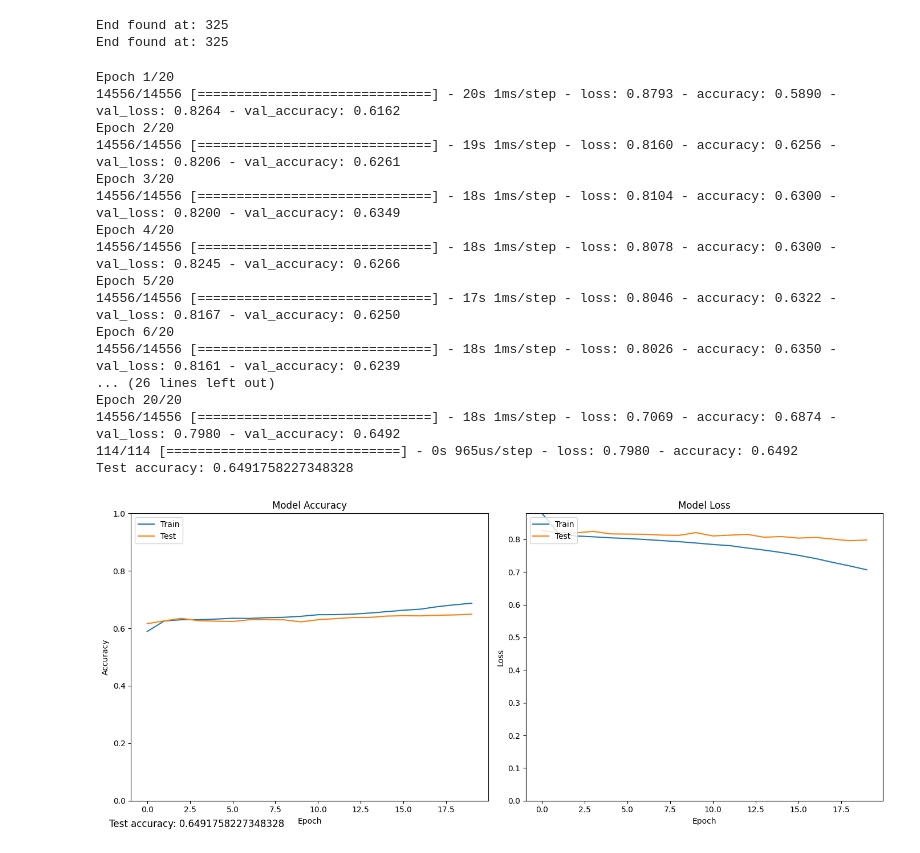
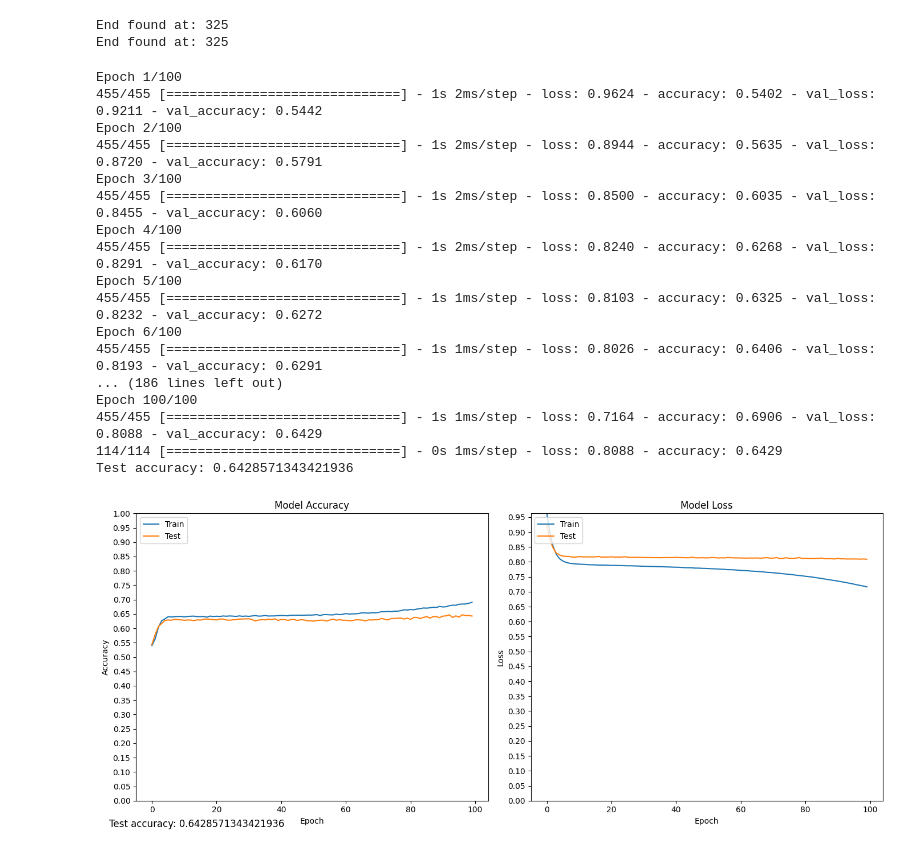
Before and after one commit to Paul-Winpenny/CompBioProject, a Jupyter notebook: Project.ipynb, the cells around one changed output. Drawn from its saved outputs; the diff is of its cells as text; code cells hidden in the pictures.

Commit message:
Got the test accuracy of 0.643, just need to x100 to get percentage

```diff
--- a/Project.ipynb
+++ b/Project.ipynb
@@ -119,54 +119,58 @@ y_train = np.array(y_train)
 y_test = np.array(y_test)
 
 # Train the model
-history = model.fit(X_train, y_train, epochs=20, validation_data=(X_test, y_test), batch_size=1)
+history = model.fit(X_train, y_train, epochs=100, validation_data=(X_test, y_test), batch_size=32)
 test_loss, test_accuracy = model.evaluate(X_test, y_test)
 print("Test accuracy:", test_accuracy)
 # %% [output]
-Epoch 1/20
-14556/14556 [==============================] - 20s 1ms/step - loss: 0.8793 - accuracy: 0.5890 - val_loss: 0.8264 - val_accuracy: 0.6162
-Epoch 2/20
-14556/14556 [==============================] - 19s 1ms/step - loss: 0.8160 - accuracy: 0.6256 - val_loss: 0.8206 - val_accuracy: 0.6261
-Epoch 3/20
-14556/14556 [==============================] - 18s 1ms/step - loss: 0.8104 - accuracy: 0.6300 - val_loss: 0.8200 - val_accuracy: 0.6349
-Epoch 4/20
-14556/14556 [==============================] - 18s 1ms/step - loss: 0.8078 - accuracy: 0.6300 - val_loss: 0.8245 - val_accuracy: 0.6266
-Epoch 5/20
-14556/14556 [==============================] - 17s 1ms/step - loss: 0.8046 - accuracy: 0.6322 - val_loss: 0.8167 - val_accuracy: 0.6250
-Epoch 6/20
-14556/14556 [==============================] - 18s 1ms/step - loss: 0.8026 - accuracy: 0.6350 - val_loss: 0.8161 - val_accuracy: 0.6239
-... (26 lines left out)
-Epoch 20/20
-14556/14556 [==============================] - 18s 1ms/step - loss: 0.7069 - accuracy: 0.6874 - val_loss: 0.7980 - val_accuracy: 0.6492
-114/114 [==============================] - 0s 965us/step - loss: 0.7980 - accuracy: 0.6492
-Test accuracy: 0.6491758227348328
+Epoch 1/100
+455/455 [==============================] - 1s 2ms/step - loss: 0.9624 - accuracy: 0.5402 - val_loss: 0.9211 - val_accuracy: 0.5442
+Epoch 2/100
+455/455 [==============================] - 1s 2ms/step - loss: 0.8944 - accuracy: 0.5635 - val_loss: 0.8720 - val_accuracy: 0.5791
+Epoch 3/100
+455/455 [==============================] - 1s 2ms/step - loss: 0.8500 - accuracy: 0.6035 - val_loss: 0.8455 - val_accuracy: 0.6060
+Epoch 4/100
+455/455 [==============================] - 1s 2ms/step - loss: 0.8240 - accuracy: 0.6268 - val_loss: 0.8291 - val_accuracy: 0.6170
+Epoch 5/100
+455/455 [==============================] - 1s 1ms/step - loss: 0.8103 - accuracy: 0.6325 - val_loss: 0.8232 - val_accuracy: 0.6272
+Epoch 6/100
+455/455 [==============================] - 1s 1ms/step - loss: 0.8026 - accuracy: 0.6406 - val_loss: 0.8193 - val_accuracy: 0.6291
+... (186 lines left out)
+Epoch 100/100
+455/455 [==============================] - 1s 1ms/step - loss: 0.7164 - accuracy: 0.6906 - val_loss: 0.8088 - val_accuracy: 0.6429
+114/114 [==============================] - 0s 1ms/step - loss: 0.8088 - accuracy: 0.6429
+Test accuracy: 0.6428571343421936
 # %%
 # Plot training & validation accuracy values
 plt.figure(figsize=(14, 6))
 plt.subplot(1, 2, 1)
 plt.plot(history.history['accuracy'])
 plt.plot(history.history['val_accuracy'])
 plt.title('Model Accuracy')
 plt.ylabel('Accuracy')
 plt.xlabel('Epoch')
 plt.legend(['Train', 'Test'], loc='upper left')
+plt.yticks([i / 20 for i in range(21)])  # 0, 0.1, 0.2, ..., 1.0
+
 plt.ylim(0, 1)  # Adjust the y-axis limit to provide space at the top
 
 # Plot training & validation loss values
 plt.subplot(1, 2, 2)
 plt.plot(history.history['loss'])
 plt.plot(history.history['val_loss'])
 plt.title('Model Loss')
 plt.ylabel('Loss')
 plt.xlabel('Epoch')
 plt.legend(['Train', 'Test'], loc='upper left')
+plt.yticks([i / 20 for i in range(21)])  # 0, 0.1, 0.2, ..., 1.0
+
 plt.ylim(0, max(max(history.history['loss']), max(history.history['val_loss'])))  # Adjust y-axis limit dynamically
 
 # Put test accuracy as a label on the plot
 plt.figtext(0.02, 0.02, "Test accuracy: " + str(test_accuracy), fontsize=12, ha='left')  # Adjust the position of text
 
 # Adjust layout to remove white space
 plt.tight_layout()
 plt.show()
 # %% [output]
-[figure, old version]
+[figure, new version]
```
